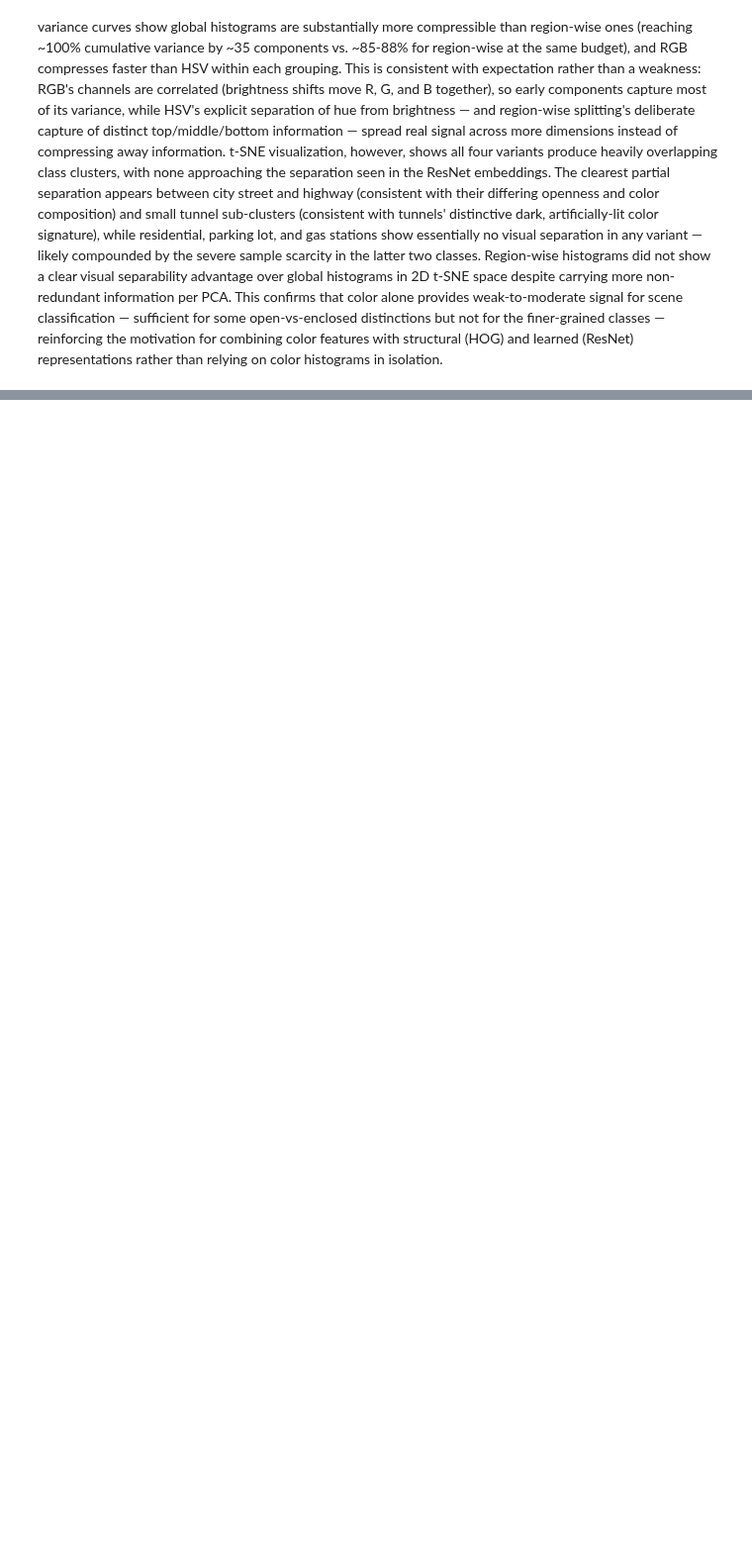
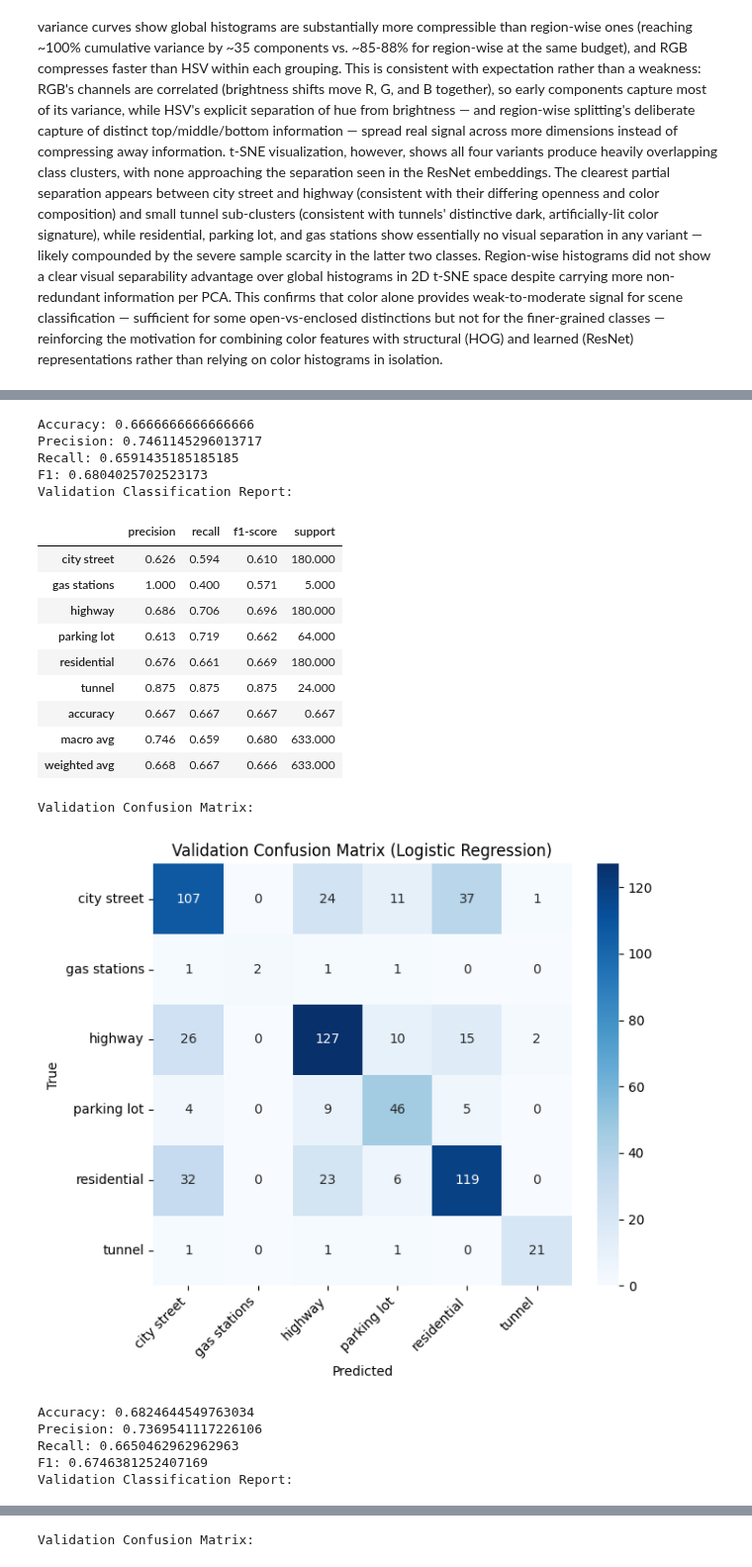
Before and after one commit to DavidEGriffin/datasci-281-project, a Jupyter notebook: Feature_Extraction_Combined.ipynb, the cells around one changed output, grey strips where cells are left out. Shown at 99% size. Saved outputs shown, nothing was run; the diff lists cells and outputs as text; code cells hidden in the pictures; blank space fills up the shorter version.

```diff
--- a/Feature_Extraction_Combined.ipynb
+++ b/Feature_Extraction_Combined.ipynb
@@ -413,0 +674,57 @@ Accuracy: 0.6097946287519748
+# %%
+from sklearn.svm import SVC
+from sklearn.metrics import accuracy_score, confusion_matrix,precision_score, recall_score,f1_score,roc_curve, roc_auc_score, classification_report
+
+X_train, X_val, X_test, y_train, y_val, y_test = get_splits('resnet', results, y)
+
+svm_model= SVC(kernel = 'rbf', class_weight = 'balanced')
+
+svm_model.fit(X_train, y_train)
+
+y_val_pred = svm_model.predict(X_val)
+
+print(f"Accuracy: {accuracy_score(y_val, y_val_pred)}")
+print(f"Precision: {precision_score(y_val, y_val_pred, average='macro')}")
+print(f"Recall: {recall_score(y_val, y_val_pred, average='macro')}")
+print(f"F1: {f1_score(y_val, y_val_pred, average='macro')}")
+cm = confusion_matrix(y_val, y_val_pred)
+print("Validation Classification Report:")
+print_classification_report(y_val, y_val_pred)
+print("Validation Confusion Matrix:")
+plot_confusion_matrix(y_val, y_val_pred, title="Validation Confusion Matrix (Logistic Regression)")
+
+
+y_pred= svm_model.predict(X_test)
+
+print(f"Accuracy: {accuracy_score(y_test, y_pred)}")
+print(f"Precision: {precision_score(y_test, y_pred, average='macro')}")
+print(f"Recall: {recall_score(y_test, y_pred, average='macro')}")
+print(f"F1: {f1_score(y_test, y_pred, average='macro')}")
+cm = confusion_matrix(y_test, y_pred)
+print("Validation Classification Report:")
+print_classification_report(y_test, y_pred)
+print("Validation Confusion Matrix:")
+plot_confusion_matrix(y_test, y_pred, title="Test Confusion Matrix (Logistic Regression)")
+# %% [output]
+Accuracy: 0.6666666666666666
+Precision: 0.7461145296013717
+Recall: 0.6591435185185185
+F1: 0.6804025702523173
+Validation Classification Report:
+|  | precision | recall | f1-score | support |
+| city street | 0.626 | 0.594 | 0.610 | 180.000 |
+| gas stations | 1.000 | 0.400 | 0.571 | 5.000 |
+| highway | 0.686 | 0.706 | 0.696 | 180.000 |
+| parking lot | 0.613 | 0.719 | 0.662 | 64.000 |
+| residential | 0.676 | 0.661 | 0.669 | 180.000 |
+| tunnel | 0.875 | 0.875 | 0.875 | 24.000 |
+| accuracy | 0.667 | 0.667 | 0.667 | 0.667 |
+| macro avg | 0.746 | 0.659 | 0.680 | 633.000 |
+| weighted avg | 0.668 | 0.667 | 0.666 | 633.000 |
+Validation Confusion Matrix:
+[figure, added]
+Accuracy: 0.6824644549763034
+Precision: 0.7369541117226106
+Recall: 0.6650462962962963
+F1: 0.6746381252407169
+Validation Classification Report:
@@ -413,0 +741 @@ Accuracy: 0.6097946287519748
+Validation Confusion Matrix:
```
Also changed, not shown: parts of 14 cells of this notebook.
